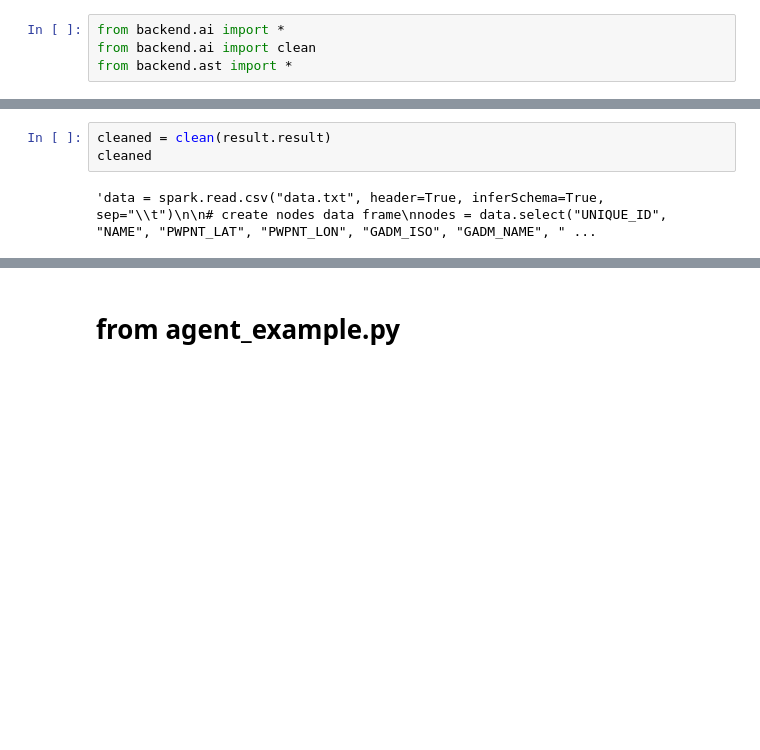
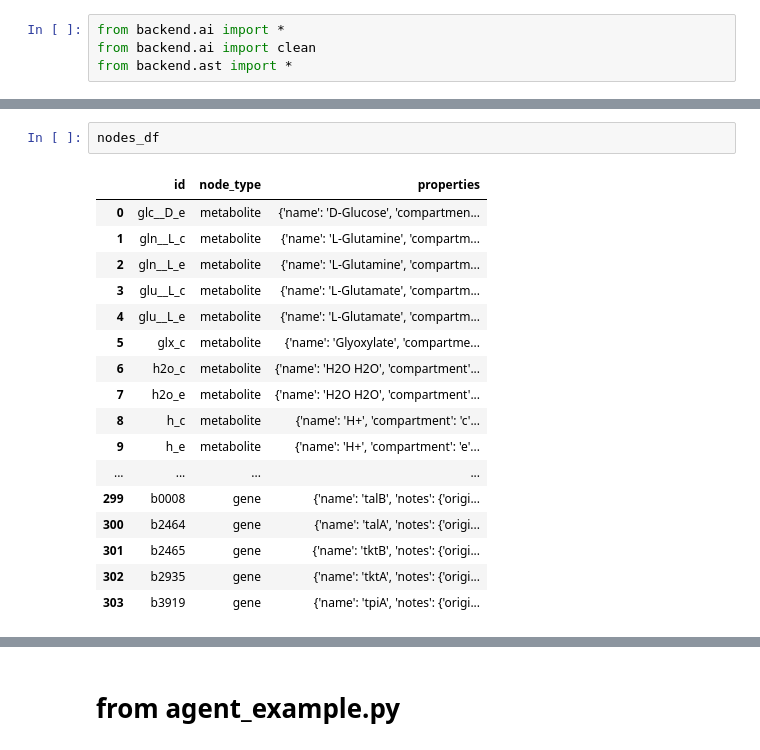
Before and after one commit to zakandrewking/brainshare-pelican, a Jupyter notebook: backend/notebooks/ai.ipynb, the cells around one changed output, grey strips where cells are left out. Cells and saved outputs as stored; diff of their text form; blank space fills up the shorter version.

```diff
--- a/backend/notebooks/ai.ipynb
+++ b/backend/notebooks/ai.ipynb
@@ -77,6 +88,21 @@ AiResult: used 1487 token, cost $0.0599, took 95.6 seconds
 # %%
-cleaned = clean(result.result)
-cleaned
+nodes_df
 # %% [output]
-'data = spark.read.csv("data.txt", header=True, inferSchema=True, sep="\\t")\n\n# create nodes data frame\nnodes = data.select("UNIQUE_ID", "NAME", "PWPNT_LAT", "PWPNT_LON", "GADM_ISO", "GADM_NAME", " ...
+|  | id | node_type | properties |
+| 0 | glc__D_e | metabolite | {'name': 'D-Glucose', 'compartmen... |
+| 1 | gln__L_c | metabolite | {'name': 'L-Glutamine', 'compartm... |
+| 2 | gln__L_e | metabolite | {'name': 'L-Glutamine', 'compartm... |
+| 3 | glu__L_c | metabolite | {'name': 'L-Glutamate', 'compartm... |
+| 4 | glu__L_e | metabolite | {'name': 'L-Glutamate', 'compartm... |
+| 5 | glx_c | metabolite | {'name': 'Glyoxylate', 'compartme... |
+| 6 | h2o_c | metabolite | {'name': 'H2O H2O', 'compartment'... |
+| 7 | h2o_e | metabolite | {'name': 'H2O H2O', 'compartment'... |
+| 8 | h_c | metabolite | {'name': 'H+', 'compartment': 'c'... |
+| 9 | h_e | metabolite | {'name': 'H+', 'compartment': 'e'... |
+| ... | ... | ... | ... |
+| 299 | b0008 | gene | {'name': 'talB', 'notes': {'origi... |
+| 300 | b2464 | gene | {'name': 'talA', 'notes': {'origi... |
+| 301 | b2465 | gene | {'name': 'tktB', 'notes': {'origi... |
+| 302 | b2935 | gene | {'name': 'tktA', 'notes': {'origi... |
+| 303 | b3919 | gene | {'name': 'tpiA', 'notes': {'origi... |
 # %%
```
Also changed, not shown: parts of 30 cells of this notebook, 3 other files.
